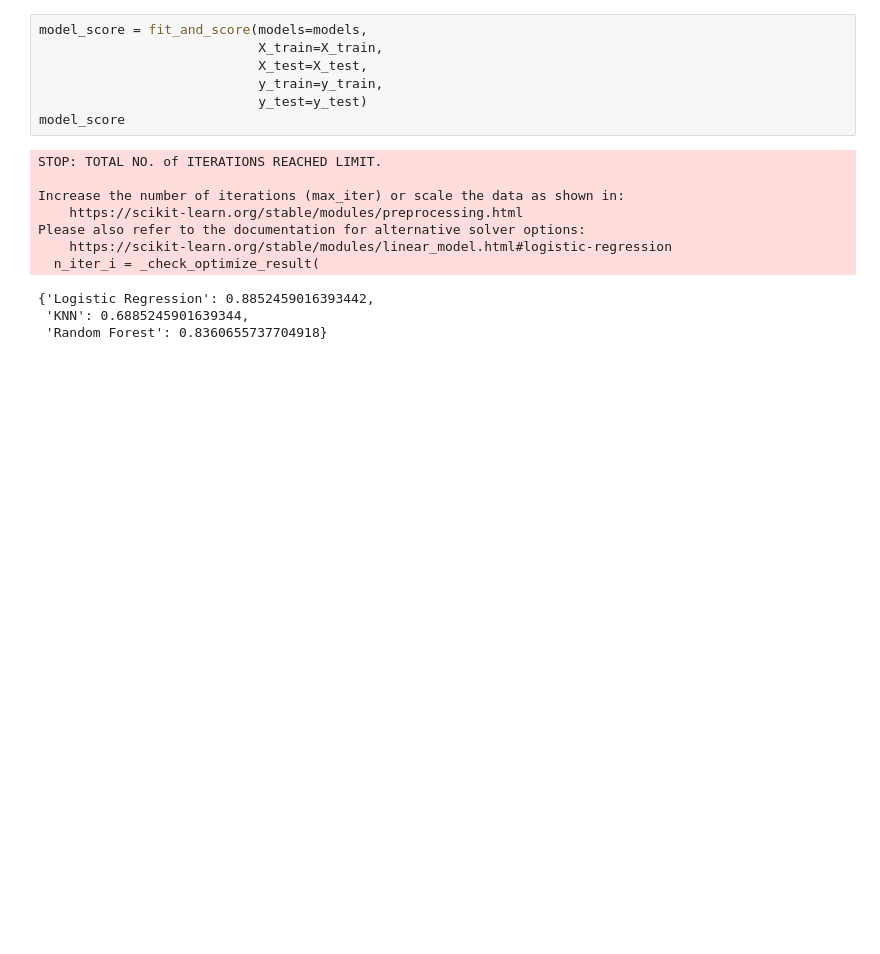
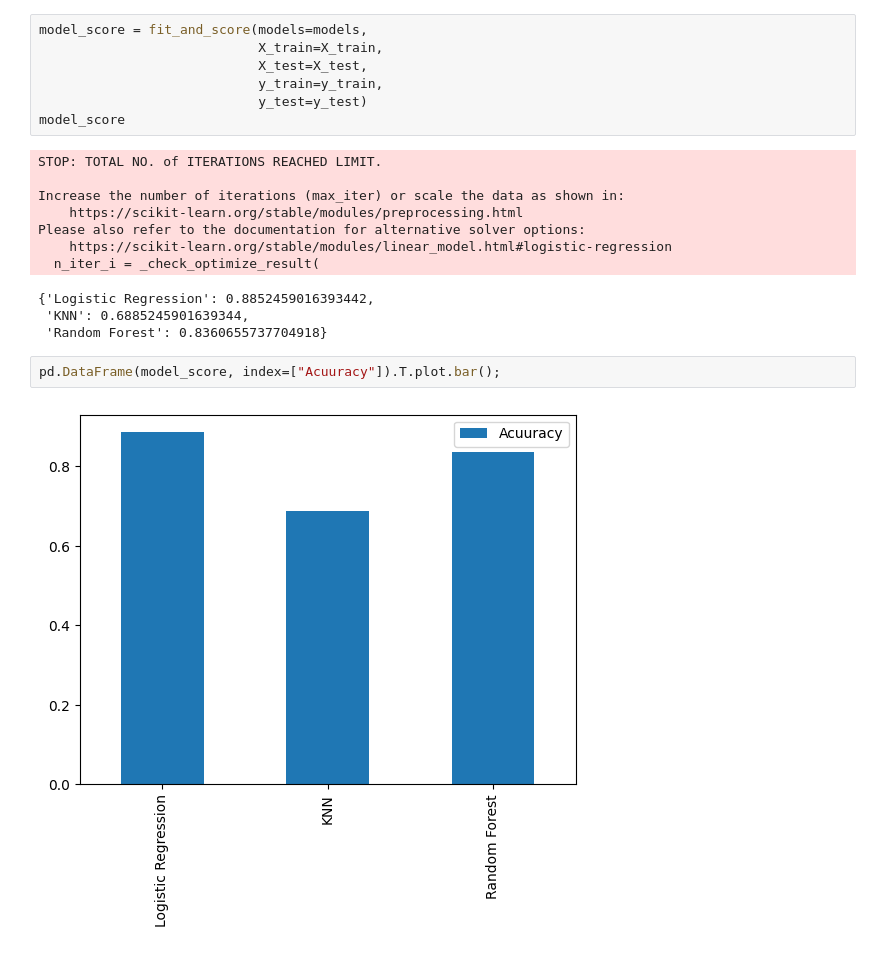
Before and after one commit to Hirushaashinshana/machineLearning, a Jupyter notebook: Scikit_Learn/Project/project_01/index.ipynb, the cells around one changed output. Drawn from its saved outputs; the diff is of its cells as text; blank space fills up the shorter version.

Commit message:
visualize the model scores

```diff
--- a/Scikit_Learn/Project/project_01/index.ipynb
+++ b/Scikit_Learn/Project/project_01/index.ipynb
@@ -343,3 +343,7 @@ Please also refer to the documentation for alternative solver options:
 {'Logistic Regression': 0.8852459016393442,
  'KNN': 0.6885245901639344,
  'Random Forest': 0.8360655737704918}
+# %%
+pd.DataFrame(model_score, index=["Acuuracy"]).T.plot.bar();
+# %% [output]
+[figure, added]
```
